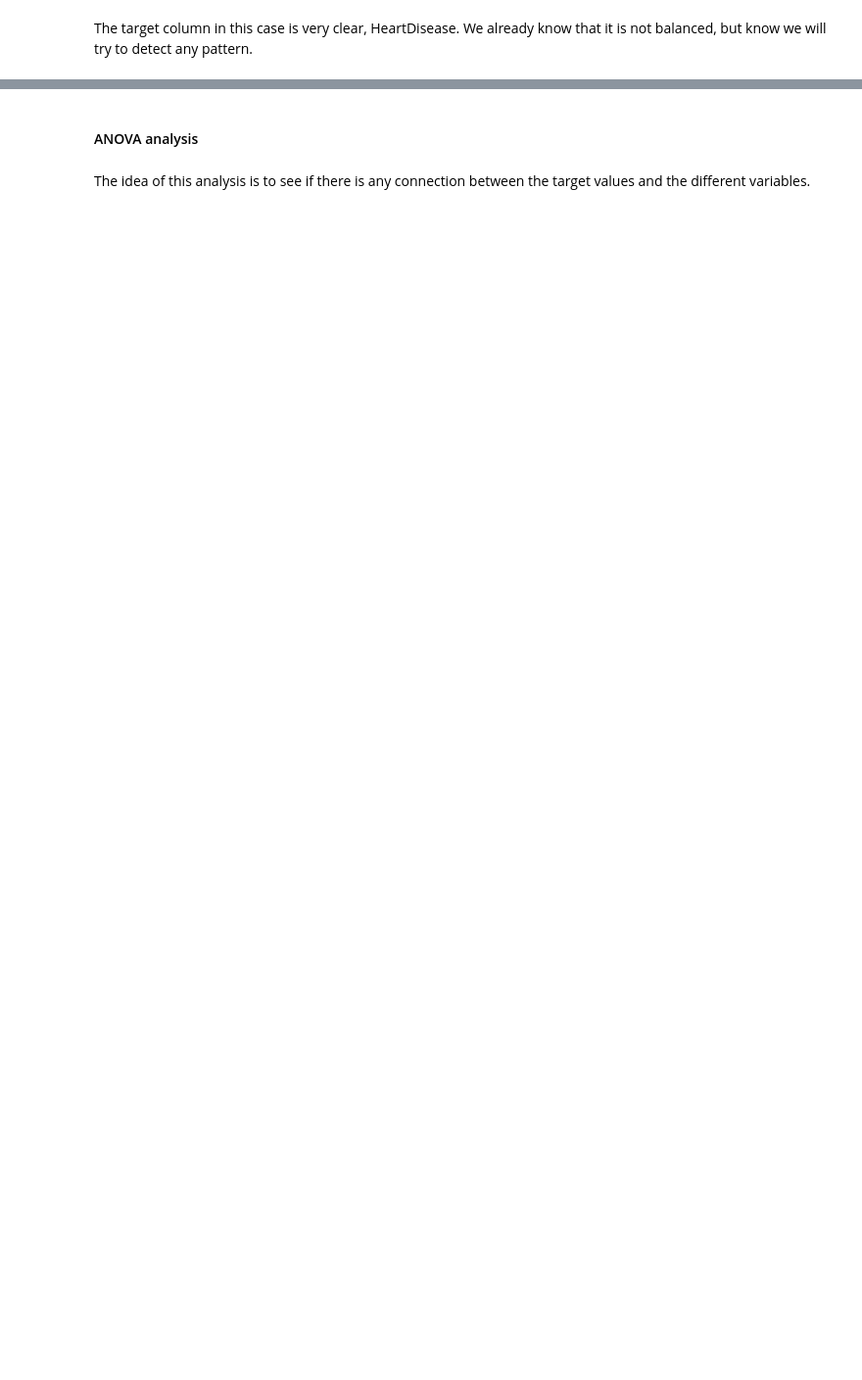
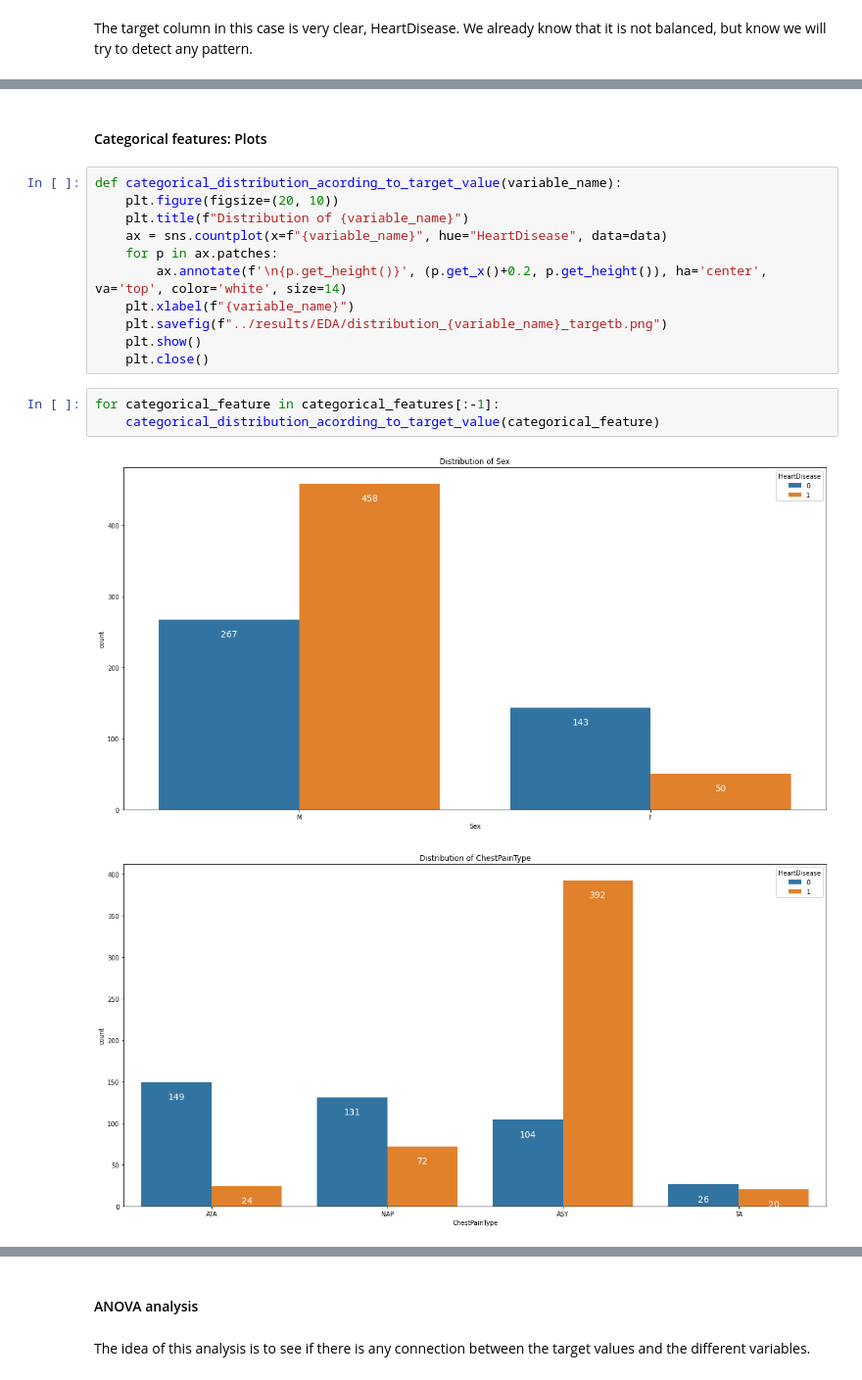
Before and after one commit to 13Mai13/heart-failure, a Jupyter notebook: notebooks/heart-failure.ipynb, the cells around one changed output, grey strips where cells are left out. Shown at 98% size. Saved outputs shown, nothing was run; the diff lists cells and outputs as text; blank space fills up the shorter version.

```diff
--- a/notebooks/heart-failure.ipynb
+++ b/notebooks/heart-failure.ipynb
@@ -154,0 +167,19 @@ for column in numerical_features:
+# %% [markdown]
+#### Categorical features: Plots
+# %%
+def categorical_distribution_acording_to_target_value(variable_name):
+    plt.figure(figsize=(20, 10))
+    plt.title(f"Distribution of {variable_name}")
+    ax = sns.countplot(x=f"{variable_name}", hue="HeartDisease", data=data)
+    for p in ax.patches:
+        ax.annotate(f'\n{p.get_height()}', (p.get_x()+0.2, p.get_height()), ha='center', va='top', color='white', size=14)
+    plt.xlabel(f"{variable_name}")
+    plt.savefig(f"../results/EDA/distribution_{variable_name}_targetb.png")
+    plt.show()
+    plt.close()
+# %%
+for categorical_feature in categorical_features[:-1]:
+    categorical_distribution_acording_to_target_value(categorical_feature)
+# %% [output]
+[figure, added]
+[figure, added]
```
Also changed, not shown: parts of 11 cells of this notebook, 4 other files.
